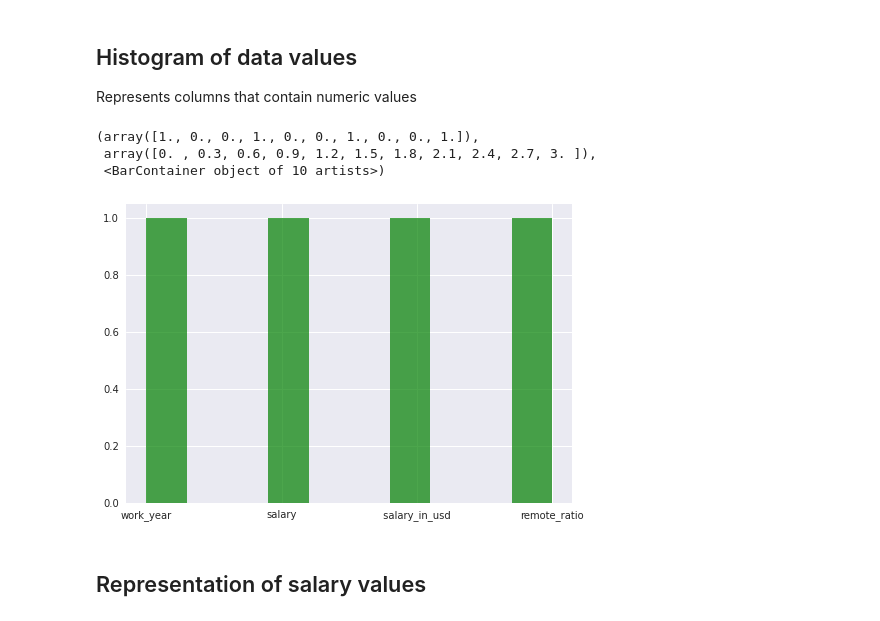
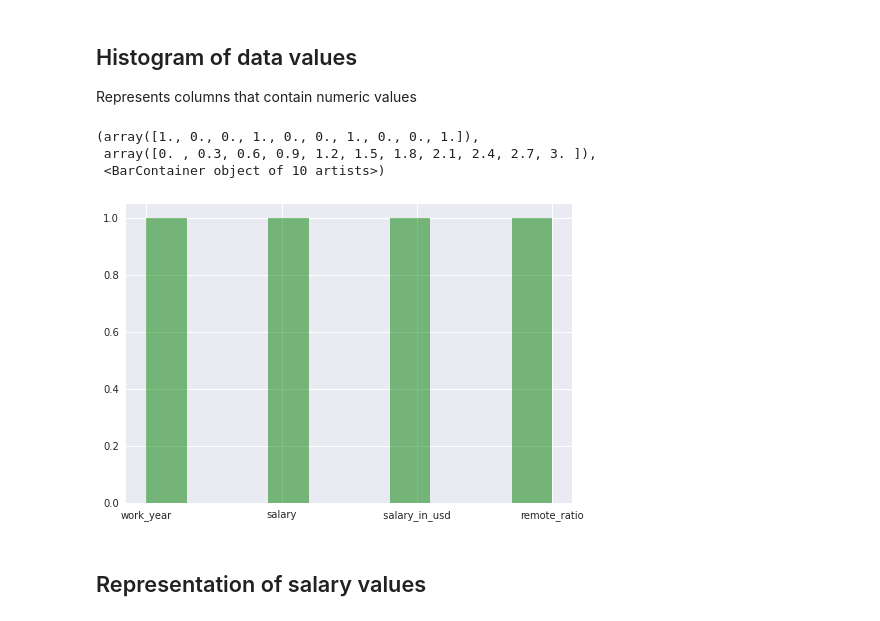
Before and after one commit to MoRagab33/-data-scientist-salaries, a Jupyter notebook: data-scientist-salaries.ipynb, the cells around one changed output. Saved outputs shown, nothing was run; the diff lists cells and outputs as text; code cells hidden in the pictures.

```diff
--- a/data-scientist-salaries.ipynb
+++ b/data-scientist-salaries.ipynb
@@ -230,12 +234,12 @@ Name: salary, dtype: int64
 Represents columns that contain numeric values
 # %%
 df_b=np.array(['work_year','salary',' salary_in_usd ','remote_ratio'])
-plt.hist(df_b,histtype='bar',alpha=.7,color='green',bins=10)
+plt.hist(df_b,histtype='bar',alpha=.5,color='green',bins=10)
 # %% [output]
 (array([1., 0., 0., 1., 0., 0., 1., 0., 0., 1.]),
  array([0. , 0.3, 0.6, 0.9, 1.2, 1.5, 1.8, 2.1, 2.4, 2.7, 3. ]),
  <BarContainer object of 10 artists>)
-[figure, old version]
+[figure, new version]
 # %% [markdown]
 ## Representation of salary values
 # %%
```
Also changed, not shown: parts of 8 cells of this notebook.
